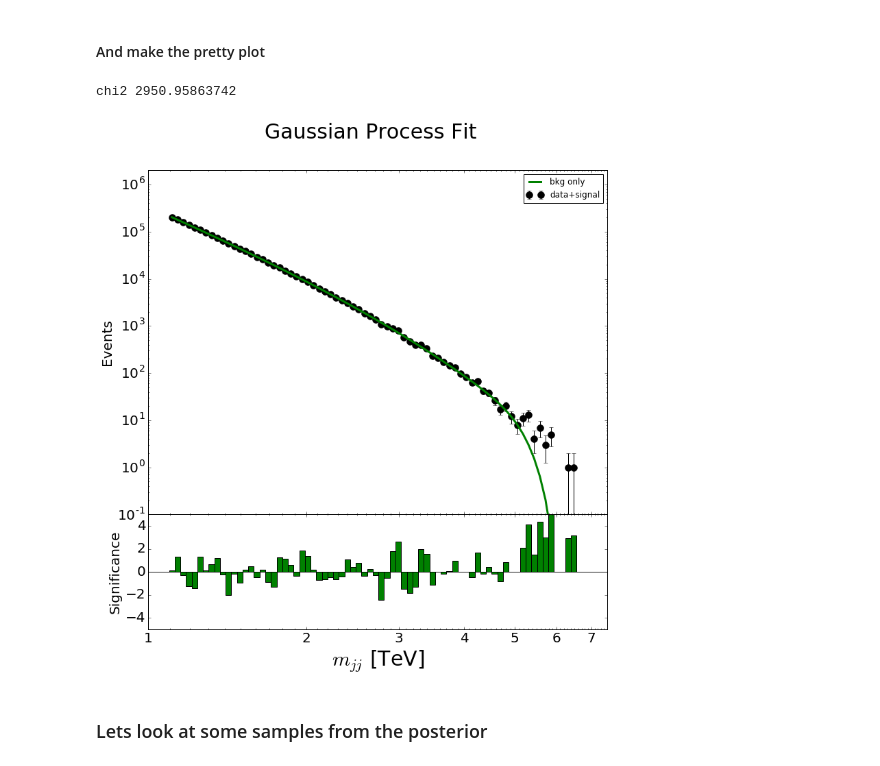
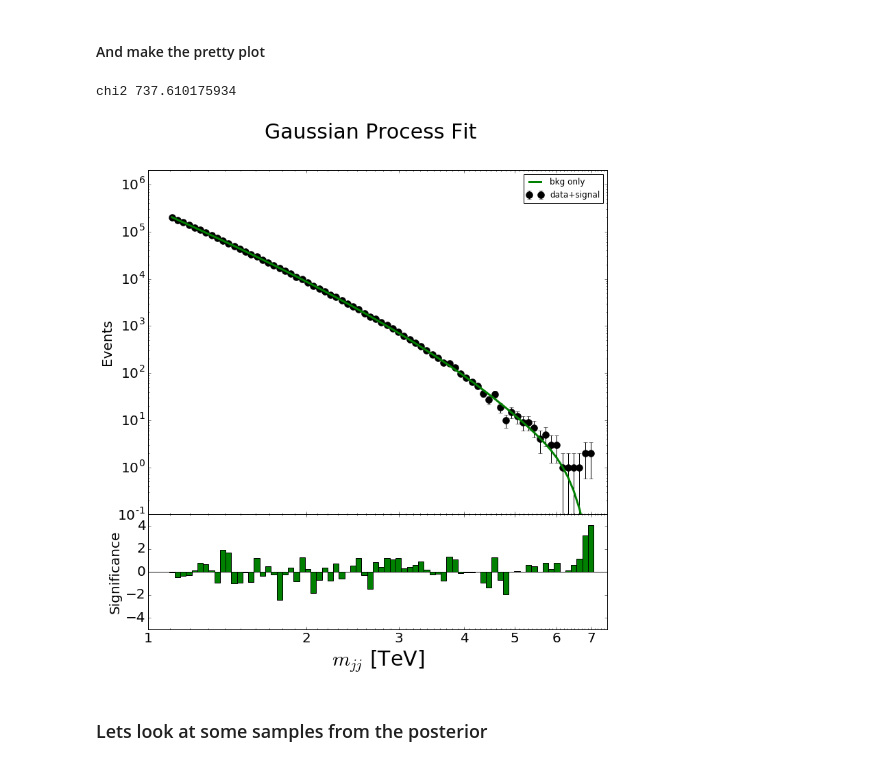
Before and after one commit to mfrate28/GP_Tutorial, a Jupyter notebook: InitialFits.ipynb, the cells around one changed output. Drawn from its saved outputs; the diff is of its cells as text; code cells hidden in the pictures.

```diff
--- a/InitialFits.ipynb
+++ b/InitialFits.ipynb
@@ -129,9 +128,3 @@ print ycounts
-# %%
-from george.modeling import ModelingMixin
-class Mean(ModelingMixin):
-    def get_value(self, t):
-        sqrts = 13000.
-        return (self.p0 * (1.-t/sqrts)**self.p1 * (t/sqrts)**(self.p2))*np.append(np.diff(t), np.diff(t)[-1])
 # %% [markdown]
 ### Minimize using minuit
 # %% [markdown]
@@ -144,11 +137,14 @@ class logLike_minuit:
         self.x = x
         self.y = y
         self.xerr = xerr
-    def __call__(self, Amp, length, p0, p1, p2):
-        kernel = Amp*ExpSquaredKernel(length)
-        gp = george.GP(kernel, mean=Mean(p0=p0, p1=p1, p2=p2), fit_mean = True)
-        gp.compute(self.x, np.sqrt(self.y))
-        return -gp.lnlikelihood(self.y)
+    def __call__(self, Amp, lengthscale, p0, p1, p2):
+        gp = george.GP(Kernel((Amp, lengthscale)), mean=Mean((p0,p1,p2)), fit_mean = True)
+        try:
+            gp.compute(self.x, np.sqrt(self.y))
+            return -gp.lnlikelihood(self.y)
+        except:
+            return 0
+
 
 
 def fit_gp_minuit(num, lnprob):
@@ -161,11 +157,11 @@ def fit_gp_minuit(num, lnprob):
         init3 = np.random.random() * 1.
         init4 = np.random.random() * 1.
         m = Minuit(lnprob, throw_nan = False, pedantic = False, print_level = 0, errordef = 0.5,
-                  Amp = init0, length = init1,
+                  Amp = init0, lengthscale = init1,
                    p0 = init2, p1 = init3, p2 = init4,
-                   error_Amp = 1e1, error_length = 1e1,
+                   error_Amp = 1e1, error_lengthscale = 1e1,
                    error_p0 = 1e-2, error_p1 = 1e-2, error_p2 = 1e-2,
-                  limit_Amp = (0.1, 1e10), limit_length = (100, 1e6),
+                  limit_Amp = (0.01, 1e10), limit_lengthscale = (100, 1e6),
                    limit_p0 = (0,10), limit_p1 = (-20, 20), limit_p2 = (-20,20))
         m.migrad()
         if m.fval < min_likelihood:
@@ -199,19 +195,19 @@ best fit vals (2.363343956676171, 380129.71104491345, 0.041269322713771706, 8.42
 # %% [markdown]
 #### Finally, call predict to get the mean and variance of the predictive distribution. This is what we use as our GP fit.
 # %%
-Amp, length, p0, p1, p2 = best_fit_gp
-kernel = Amp*ExpSquaredKernel(length)
-gp = george.GP(kernel, mean=Mean(p0=p0, p1=p1, p2=p2), fit_mean = True)
+Amp, lengthscale, p0, p1, p2 = best_fit_gp
+kernel = Kernel((Amp, lengthscale))
+gp = george.GP(Kernel((Amp, lengthscale)), mean=Mean((p0,p1,p2)), fit_mean = True)
 gp.compute(xbins, yerrs)
 
-meanGP, covGP = gp.predict(ycounts, xbins)
+MAP_GP, cov_GP = gp.predict(ycounts, xbins)
 # %% [markdown]
 #### And make the pretty plot
 # %%
-makePrettyPlots(xbins, ycounts, meanGP, "Gaussian Process Fit")
+makePrettyPlots(xbins, ycounts, MAP_GP, "Gaussian Process Fit")
 # %% [output]
-chi2 2950.95863742
+chi2 737.610175934
-[figure, old version]
+[figure, new version]
 # %% [markdown]
 ### Lets look at some samples from the posterior
 # %% [markdown]
```
Also changed, not shown: parts of 22 cells of this notebook, 3 other files.
